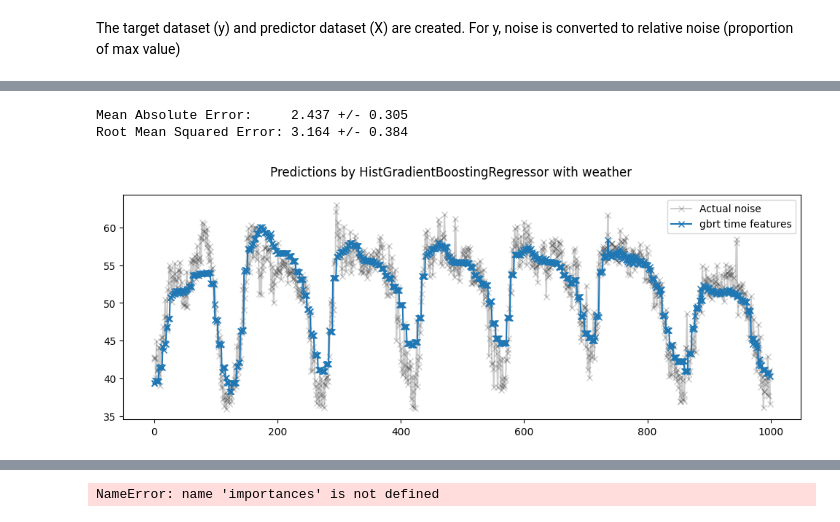
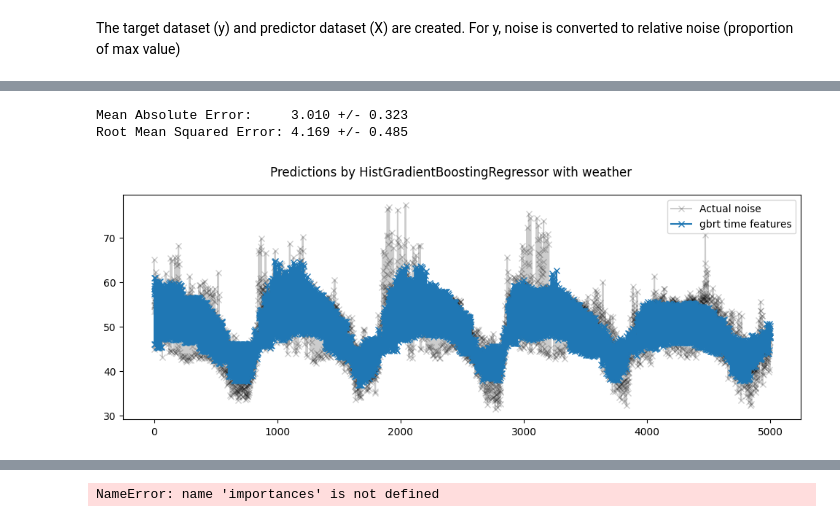
Before and after one commit to IvanaOsredek/ModernDataAnalyticsProject, a Jupyter notebook: MDA_xgboost.ipynb, the cells around one changed output, grey strips where cells are left out. Cells and saved outputs as stored; diff of their text form; code cells hidden in the pictures.

```diff
--- a/MDA_xgboost.ipynb
+++ b/MDA_xgboost.ipynb
@@ -73,15 +112,15 @@ df_fil_nd
 # %% [markdown]
 The target dataset (y) and predictor dataset (X) are created. For y, noise is converted to relative noise (proportion of max value)
 # %%
-y = df_fil_nd["laeq"]
-X = df_fil_nd.drop(["laeq","laeq_delayed"], axis="columns")
+y = df_nd["laeq"]
+X = df_nd.drop(["laeq","laeq_delayed"], axis="columns")
 # %%
 #create time-sensitive split for cross-validation
 ts_cv = TimeSeriesSplit(
     n_splits=5,
-    gap=4320,
-    max_train_size=10000,
-    test_size=1000,
+    gap=38880,
+    max_train_size=66000,
+    test_size=30000,
 )
 # %%
 #inspect splits
@@ -125,9 +164,9 @@ X.iloc[train_4]
 # grid search for hyperparameter tuning
 
 param_grid = {
-    'learning_rate': (0.04,0.05,0.06),
-    'n_estimators': (70,80,90),
-    'max_depth' : (4,5,6)}
+    'learning_rate': (0.05,0.06,0.07,0.08,0.09),
+    'n_estimators': (80,90,100,110,120),
+    'max_depth' : (5,6,7,8,9)}
 model = xgb.XGBRegressor()
 model_grid_search = GridSearchCV(model, param_grid=param_grid,
                                  n_jobs=2, cv=ts_cv)
@@ -252,31 +289,31 @@ def evaluate(model, X, y, cv):
         f"Root Mean Squared Error: {rmse.mean():.3f} +/- {rmse.std():.3f}"
     )
 
-gbrt_pipeline = xgb.XGBRegressor(learning_rate=0.05,n_estimators=80,max_depth=5)
+gbrt_pipeline = xgb.XGBRegressor(learning_rate=0.09,n_estimators=110,max_depth=5)
 
 evaluate(gbrt_pipeline, X, y, cv=ts_cv)
 # %% [output]
-Mean Absolute Error:     2.437 +/- 0.305
-Root Mean Squared Error: 3.164 +/- 0.384
+Mean Absolute Error:     3.010 +/- 0.323
+Root Mean Squared Error: 4.169 +/- 0.485
 # %%
 #Qualitative analysis of the impact of features on linear model predictions
 gbrt_pipeline.fit(X.iloc[train_0], y.iloc[train_0])
 gbrt_predictions = gbrt_pipeline.predict(X.iloc[test_0])
 
-last_hours = slice(-1000, None)
+last_hours = slice(-5000, None)
 fig, ax = plt.subplots(figsize=(12, 4))
 fig.suptitle("Predictions by HistGradientBoostingRegressor with weather")
 ax.plot(
     y.iloc[test_0].values[last_hours],
     "x-",
     alpha=0.2,
     label="Actual noise",
     color="black",
 )
 ax.plot(gbrt_predictions[last_hours], "x-", label="gbrt time features")
 _ = ax.legend()
 # %% [output]
-[figure, old version]
+[figure, new version]
 # %%
 fig, axes = plt.subplots(ncols=3, figsize=(12, 4), sharey=True)
 fig.suptitle("Non-linear regression models")
```
Also changed, not shown: parts of 19 cells of this notebook, 1 other file.
